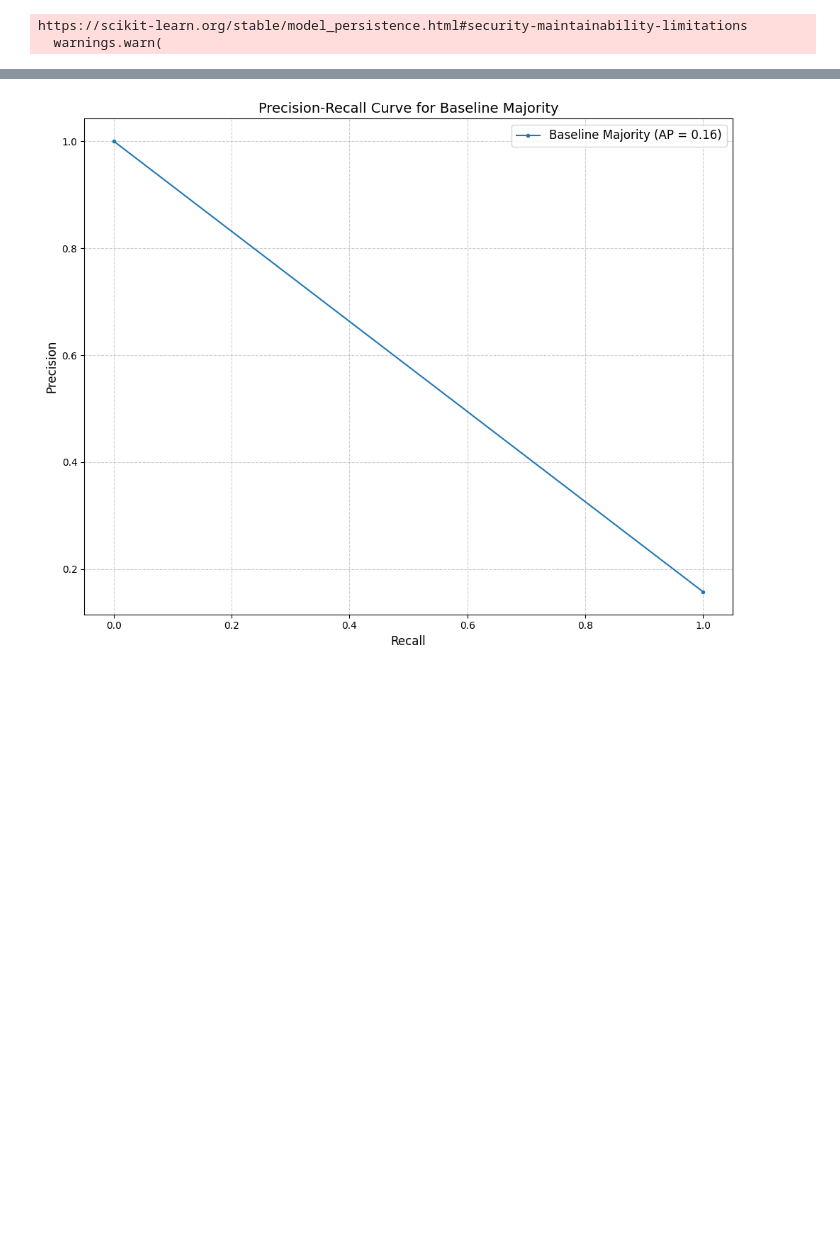
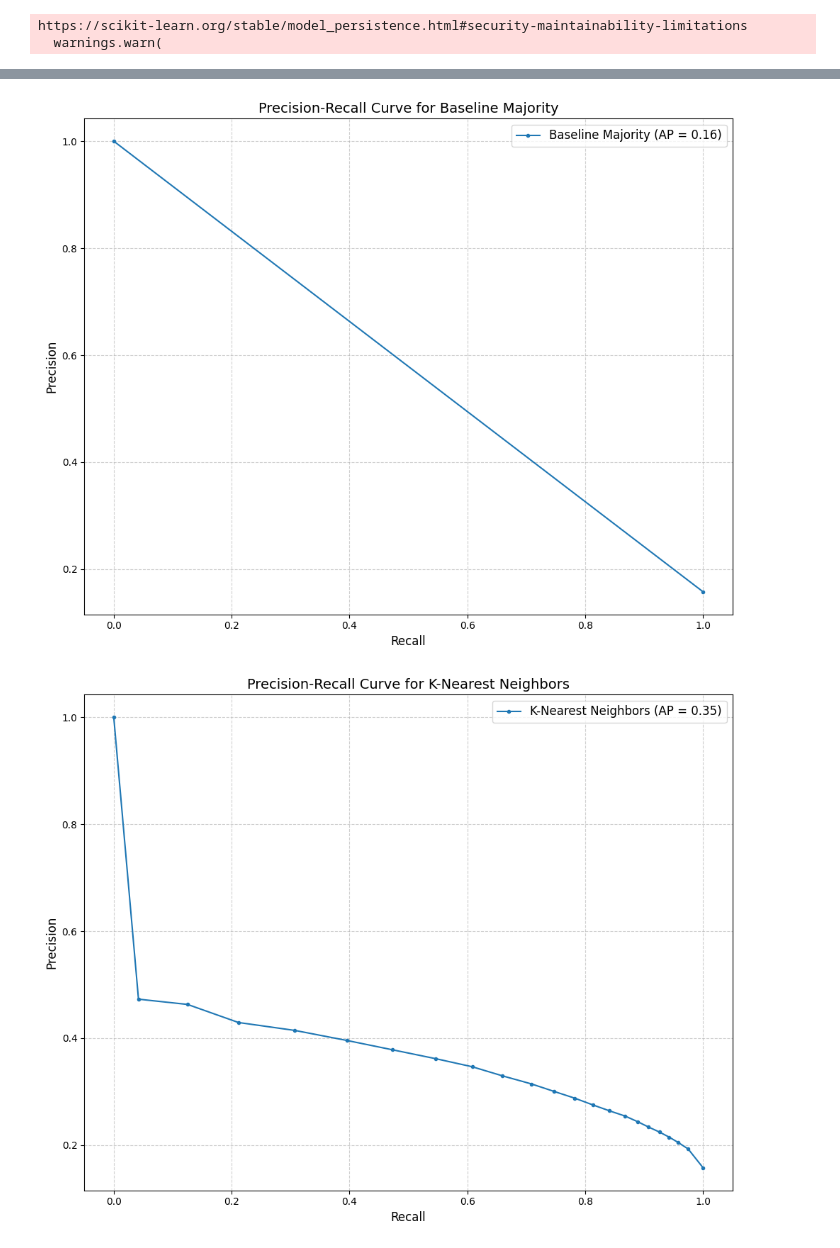
Before and after one commit to benediktpri/ie500_data_mining_project, a Jupyter notebook: notebooks/evaluation.ipynb, the cells around one changed output, grey strips where cells are left out. Drawn from its saved outputs; the diff is of its cells as text; code cells hidden in the pictures; blank space fills up the shorter version.

Commit message:
Knn and nearest centroits

```diff
--- a/notebooks/evaluation.ipynb
+++ b/notebooks/evaluation.ipynb
@@ -45,18 +45,28 @@ svm = joblib.load(svm_model_filename)
 
 # decision tree
 
-# knn ??
+# knn
+knn_filename = '../models/knn/lr_model_sampling_20241126_150545.pkl'
+knn = joblib.load(knn_filename)
+
+# Nearest Centroid
+nc_filename = '../models/nearest_centroid/lr_model_sampling_20241126_181731.pkl'
+nc = joblib.load(nc_filename)
 
 # baselines
 bl_model_filename = '../models/baseline/bl_model_majority20241126_120730.pkl'
 bl_majority = joblib.load(bl_model_filename)
 
 
+
+
 # all models
 model_dict = {
     'Logistic Regression': logistic_regression,
     'Support Vector Machine': svm,
-    'Baseline Majority': bl_majority
+    'Baseline Majority': bl_majority,
+    "K-Nearest Neighbors": knn,
+    "Nearest Centroid": nc,
     # Add other models here
 }
 # %% [output]
@@ -145,29 +176,33 @@ for model_name, model in model_dict.items():
 # %%
 for model_name, model in model_dict.items():
     if hasattr(model, "predict_proba"):
         y_test_proba = model.predict_proba(X_test)[:, 1]  # Use probabilities for the positive class
     else:
         # Fallback to decision_function if predict_proba is unavailable
-        y_test_proba = model.decision_function(X_test)
+        try:
+            y_test_proba = model.decision_function(X_test)
+        except:
+            continue
 
     # Calculate precision, recall, and thresholds
     precision, recall, thresholds = precision_recall_curve(y_test, y_test_proba)
     average_precision = average_precision_score(y_test, y_test_proba)
 
     # Plot the precision-recall curve
     plt.figure(figsize=(10, 8))
     plt.plot(recall, precision, marker='.', label=f'{model_name} (AP = {average_precision:.2f})')
     plt.xlabel('Recall', fontsize=12)
     plt.ylabel('Precision', fontsize=12)
     plt.title(f'Precision-Recall Curve for {model_name}', fontsize=14)
     plt.legend(fontsize=12)
     plt.grid(alpha=0.6, linestyle='--')
     plt.tight_layout()
     plt.show()
 # %% [output]
 [figure]
 [figure]
 [figure]
+[figure, added]
 # %%
 # https://scikit-learn.org/stable/auto_examples/model_selection/plot_precision_recall.html#sphx-glr-auto-examples-model-selection-plot-precision-recall-py
 for model_name, model in model_dict.items():
```
Also changed, not shown: parts of 5 cells of this notebook, 5 other files.
